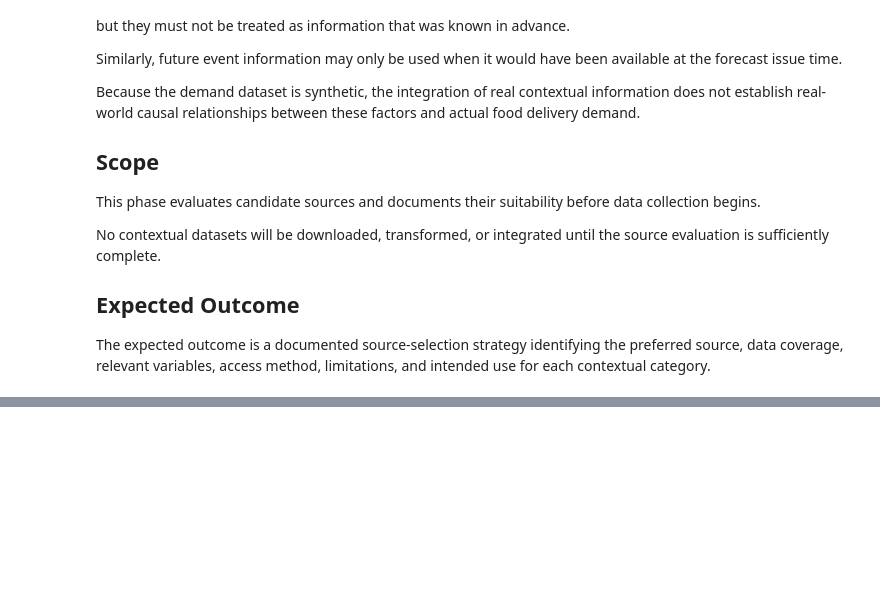
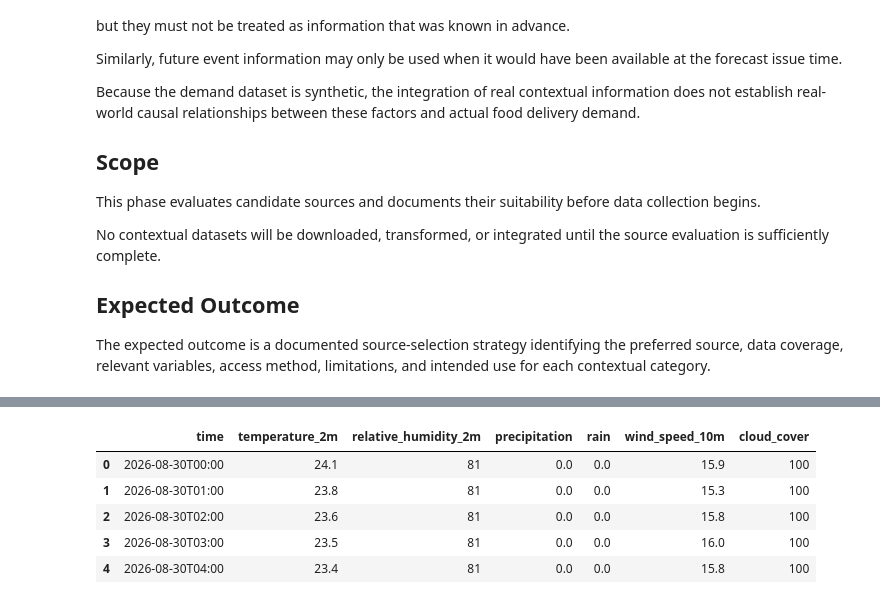
Before and after one commit to Venkatpotla33/AI-Enhanced-Hyperlocal-Food-Demand-Forecasting, a Jupyter notebook: notebooks/04_live_contextual_data_collection_and_integration.ipynb, the cells around one changed output, grey strips where cells are left out. Drawn from its saved outputs; the diff is of its cells as text; code cells hidden in the pictures; blank space fills up the shorter version.

```diff
--- a/notebooks/04_live_contextual_data_collection_and_integration.ipynb
+++ b/notebooks/04_live_contextual_data_collection_and_integration.ipynb
@@ -600,0 +990,70 @@ The expected outcome is a documented source-selection strategy identifying the p
+# %%
+import requests
+import pandas as pd
+
+# Same provisional Hyderabad test location
+latitude = 17.3850
+longitude = 78.4867
+
+# Test the same date to make the comparison easier
+start_date = "2026-08-30"
+end_date = "2026-08-30"
+
+url = "https://historical-forecast-api.open-meteo.com/v1/forecast"
+
+params = {
+    "latitude": latitude,
+    "longitude": longitude,
+    "start_date": start_date,
+    "end_date": end_date,
+    "hourly": [
+        "temperature_2m",
+        "relative_humidity_2m",
+        "precipitation",
+        "rain",
+        "wind_speed_10m",
+        "cloud_cover"
+    ],
+    "timezone": "Asia/Kolkata"
+}
+
+try:
+    response = requests.get(url, params=params, timeout=30)
+
+    print("HTTP status:", response.status_code)
+
+    response.raise_for_status()
+
+    forecast_response = response.json()
+
+    print("\nAPI response received successfully.")
+    print("Requested date:", start_date)
+    print("Returned coordinates:",
+          forecast_response.get("latitude"),
+          forecast_response.get("longitude"))
+    print("Timezone:", forecast_response.get("timezone"))
+
+    hourly_data = forecast_response.get("hourly", {})
+    forecast_df = pd.DataFrame(hourly_data)
+
+    print("\nReturned variables:")
+    print(forecast_df.columns.tolist())
+
+    print("\nDataset shape:", forecast_df.shape)
+
+    if not forecast_df.empty:
+        print("\nFirst five records:")
+        display(forecast_df.head())
+
+        print("\nLast timestamp returned:",
+              forecast_df["time"].iloc[-1])
+
+        print("\nMissing values by variable:")
+        print(forecast_df.isna().sum())
+
+except requests.exceptions.RequestException as error:
+    print("API request failed:", error)
+
+except (ValueError, KeyError) as error:
+    print("Response validation failed:", error)
+# %% [output]
@@ -600,0 +1073,6 @@ The expected outcome is a documented source-selection strategy identifying the p
+|  | time | temperature_2m | relative_humidity_2m | precipitation | rain | wind_speed_10m | cloud_cover |
+| 0 | 2026-08-30T00:00 | 24.1 | 81 | 0.0 | 0.0 | 15.9 | 100 |
+| 1 | 2026-08-30T01:00 | 23.8 | 81 | 0.0 | 0.0 | 15.3 | 100 |
+| 2 | 2026-08-30T02:00 | 23.6 | 81 | 0.0 | 0.0 | 15.8 | 100 |
+| 3 | 2026-08-30T03:00 | 23.5 | 81 | 0.0 | 0.0 | 16.0 | 100 |
+| 4 | 2026-08-30T04:00 | 23.4 | 81 | 0.0 | 0.0 | 15.8 | 100 |
```
Also changed, not shown: parts of 27 cells of this notebook, 3 other files.
